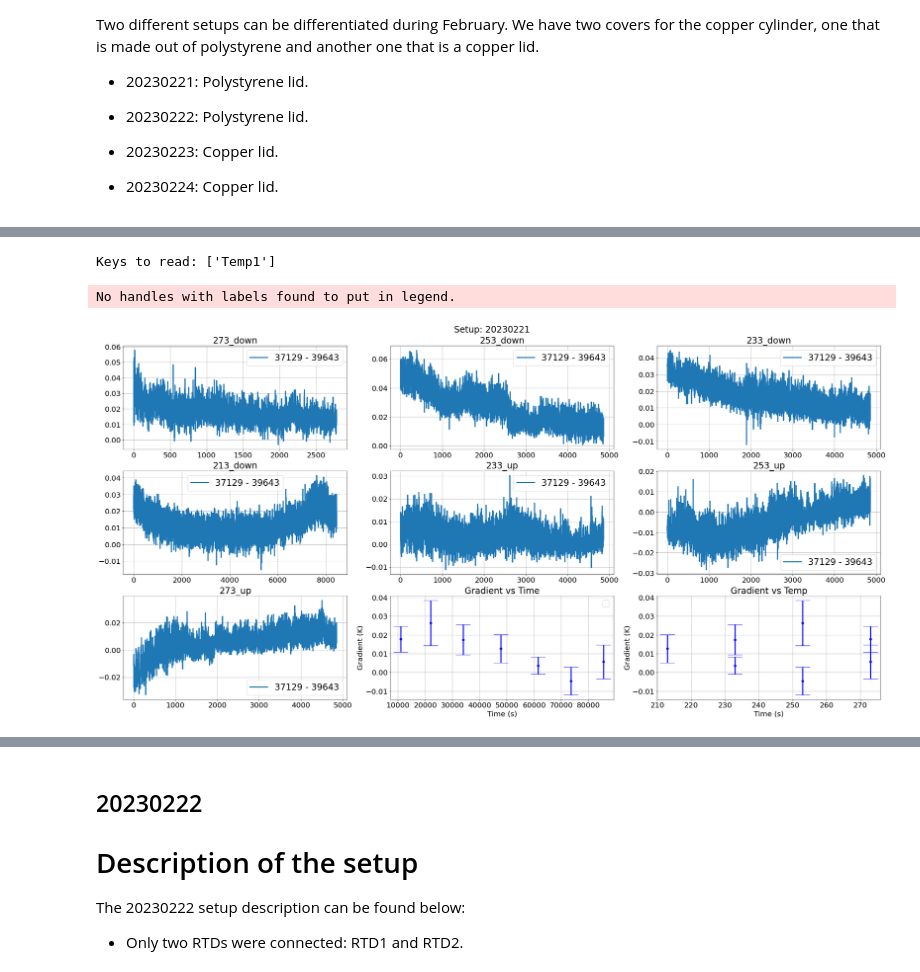
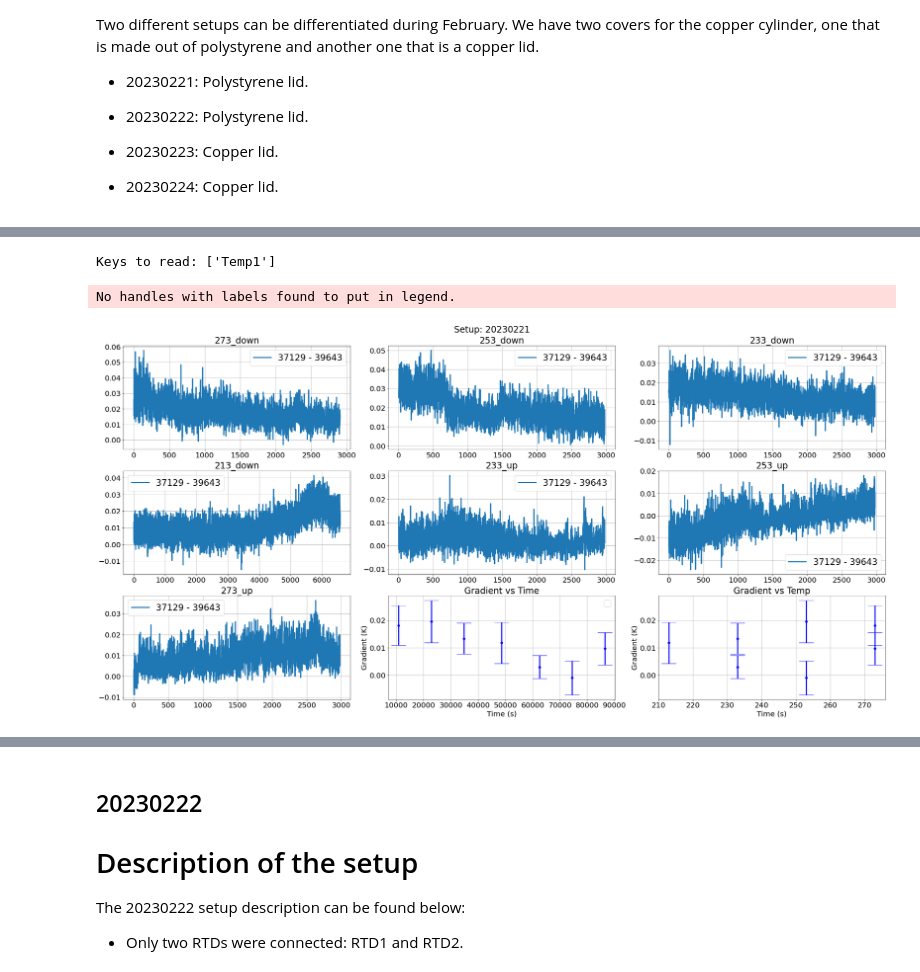
Before and after one commit to jcapo96/FBG_TMS, a Jupyter notebook: ana/feb_runs/setup_characterisation.ipynb, the cells around one changed output, grey strips where cells are left out. Cells and saved outputs as stored; diff of their text form; code cells hidden in the pictures.

```diff
--- a/ana/feb_runs/setup_characterisation.ipynb
+++ b/ana/feb_runs/setup_characterisation.ipynb
@@ -42,0 +237,3 @@ The 20230221 setup description can be found below:
+# %%
+#This is the average time needed to stabilise for all february runs, with 3 sigma significance
+tau = 4976 + 3*967
@@ -86,33 +309,33 @@ def plot_temperature_plateau(date, ids):
             if sens == ref:
                 continue
             if plateau != "273_down":
-                t0 = plateaus[date][plateau][0] + 6000
+                t0 = plateaus[date][plateau][0] + tau
                 tf = plateaus[date][plateau][1]
             else:
-                t0 = plateaus[date][plateau][0]
+                t0 = plateaus[date][plateau][0] + tau
                 tf = plateaus[date][plateau][1]
             tcut = rtds.loc[(rtds["Timestamp"]>t0)&(rtds["Timestamp"]<tf)]
             cc = line(int(plateau.split("_")[0]), rtdcalib[ids[ref]][ids[sens]][0], rtdcalib[ids[ref]][ids[sens]][1])
             axes[cnt].plot(tcut["Timestamp"]-t0, tcut[sens]-tcut[ref] - cc, label=ids[sens] + " - " + ids[ref])
             axes[8].errorbar(int(plateau.split("_")[0]), np.mean(tcut[sens]-tcut[ref] - cc),
                              linestyle="-.", fmt="o",
                              yerr=np.std(tcut[sens]-tcut[ref] - cc), color="blue", capsize=20)
             axes[7].errorbar(np.mean(tcut["Timestamp"]-rtds["Timestamp"][0]),
                              np.mean(tcut[sens]-tcut[ref] - cc),
                              linestyle="-.", fmt="o",
                              yerr=np.std(tcut[sens]-tcut[ref] - cc), color="blue", capsize=20)
         axes[cnt].set_title(plateau)
         axes[cnt].legend()
         axes[7].set_title("Gradient vs Time")
         axes[7].set_xlabel("Time (s)")
         axes[7].set_ylabel("Gradient (K)")
         axes[8].set_xlabel("Time (s)")
         axes[8].set_title("Gradient vs Temp")
         axes[8].set_ylabel("Gradient (K)")
         cnt += 1
     axes[7].legend()
 plot_temperature_plateau(date, ids)
 # %% [output]
 Keys to read: ['Temp1']
 No handles with labels found to put in legend.
-[figure, old version]
+[figure, new version]
```
Also changed, not shown: parts of 19 cells of this notebook, 7 other files.
